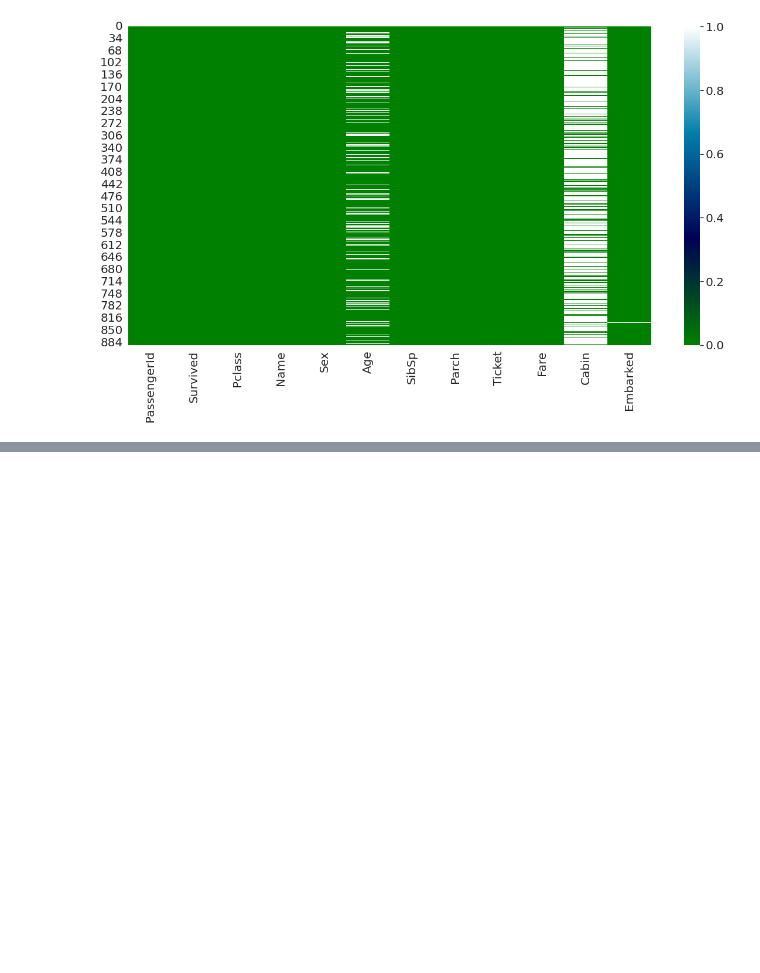
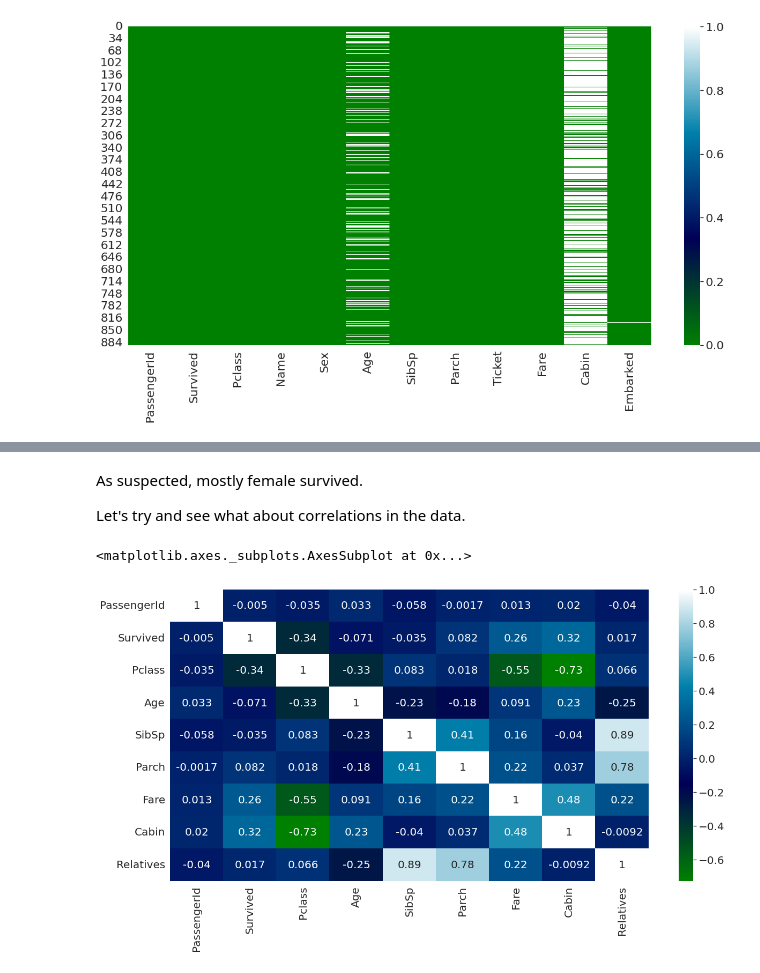
Before and after one commit to Aviad-Hedvat/ML---Titanic, a Jupyter notebook: Titanic.ipynb, the cells around one changed output, grey strips where cells are left out. Cells and saved outputs as stored; diff of their text form; code cells hidden in the pictures; blank space fills up the shorter version.

```diff
--- a/Titanic.ipynb
+++ b/Titanic.ipynb
@@ -65,0 +246,10 @@ relatives_chance = titanic_train[['Relatives', 'Survived']].groupby(['Relatives'
+# %% [markdown]
+As suspected, mostly female survived.
+
+Let's try and see what about correlations in the data.
+# %%
+corr = titanic_train.corr()
+sns.heatmap(corr, annot=True, cmap=plt.cm.ocean)
+# %% [output]
+<matplotlib.axes._subplots.AxesSubplot at 0x...>
+[figure, added]
```
Also changed, not shown: parts of 36 cells of this notebook.
